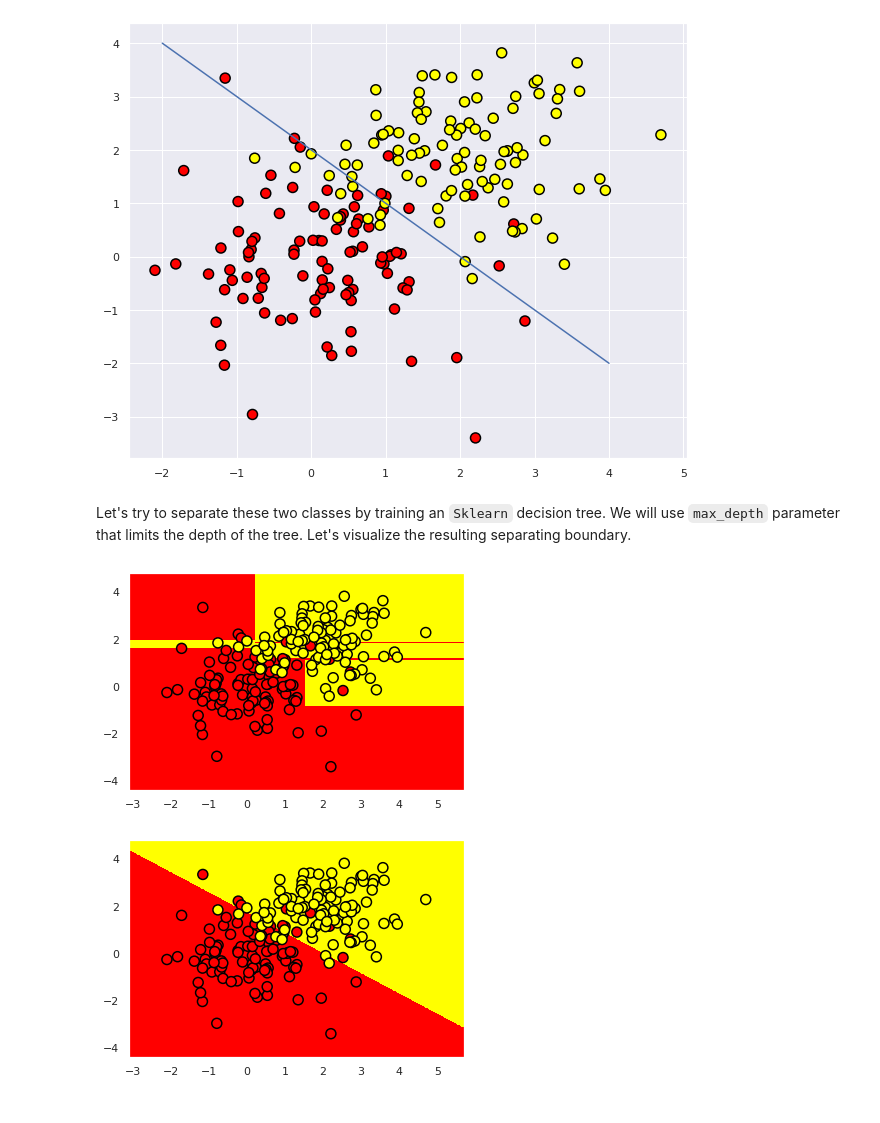
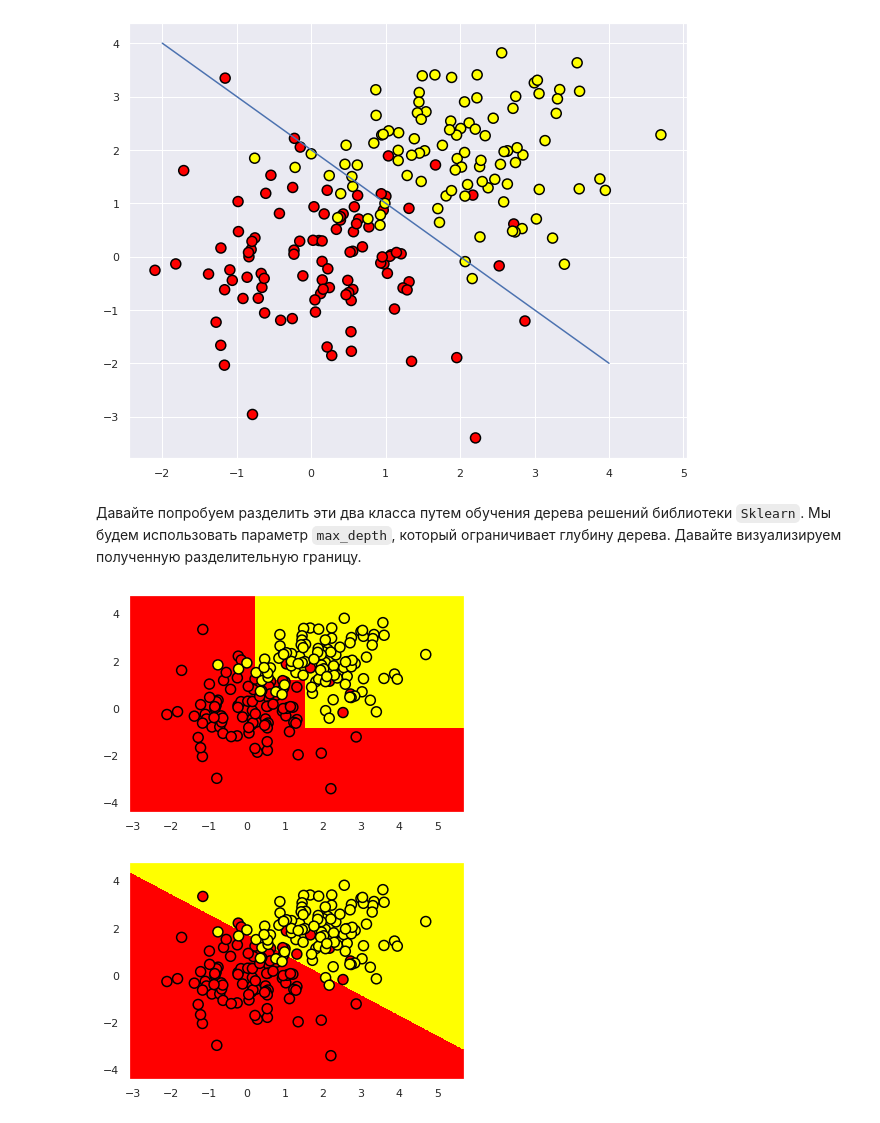
Before and after one commit to ulstu/ml, a Jupyter notebook: ml_course_ru/lecture04. Decision trees. KNN. Logistic regression. Regularization/Lecture 04-01. decision_trees_kNN.ipynb, the cells around one changed output. Saved outputs shown, nothing was run; the diff lists cells and outputs as text; code cells hidden in the pictures.

```diff
--- a/ml_course_ru/lecture04. Decision trees. KNN. Logistic regression. Regularization/Lecture 04-01. decision_trees_kNN.ipynb
+++ b/ml_course_ru/lecture04. Decision trees. KNN. Logistic regression. Regularization/Lecture 04-01. decision_trees_kNN.ipynb
@@ -173,32 +173,32 @@ cmap='autumn', edgecolors='black', linewidth=1.5);
 plt.plot(range(-2,5), range(4,-3,-1));
 # %% [output]
 [figure]
-# %% [markdown]
-Let's try to separate these two classes by training an `Sklearn` decision tree. We will use `max_depth` parameter that limits the depth of the tree. Let's visualize the resulting separating boundary.
+# %% [markdown]
+Давайте попробуем разделить эти два класса путем обучения дерева решений библиотеки `Sklearn`. Мы будем использовать параметр `max_depth`, который ограничивает глубину дерева. Давайте визуализируем полученную разделительную границу.
 # %%
 from sklearn.tree import DecisionTreeClassifier
 
 # Let’s write an auxiliary function that will return grid for further visualization.
 def get_grid(data):
     x_min, x_max = data[:, 0].min() - 1, data[:, 0].max() + 1
     y_min, y_max = data[:, 1].min() - 1, data[:, 1].max() + 1
     return np.meshgrid(np.arange(x_min, x_max, 0.01), np.arange(y_min, y_max, 0.01))
 
-clf_tree = DecisionTreeClassifier(criterion='entropy', max_depth=5,
+clf_tree = DecisionTreeClassifier(criterion='entropy', max_depth=3,
                                   random_state=17)
 
 # training the tree
 clf_tree.fit(train_data, train_labels)
 
 # some code to depict separating surface
 xx, yy = get_grid(train_data)
 predicted = clf_tree.predict(np.c_[xx.ravel(),
                                    yy.ravel()]).reshape(xx.shape)
 plt.pcolormesh(xx, yy, predicted, cmap='autumn')
 plt.scatter(train_data[:, 0], train_data[:, 1], c=train_labels, s=100,
             cmap='autumn', edgecolors='black', linewidth=1.5);
 # %% [output]
-[figure, old version]
+[figure, new version]
 # %%
 from sklearn.linear_model import LogisticRegression
 logregr = LogisticRegression()
```
Also changed, not shown: parts of 177 cells of this notebook, 36 other files.
